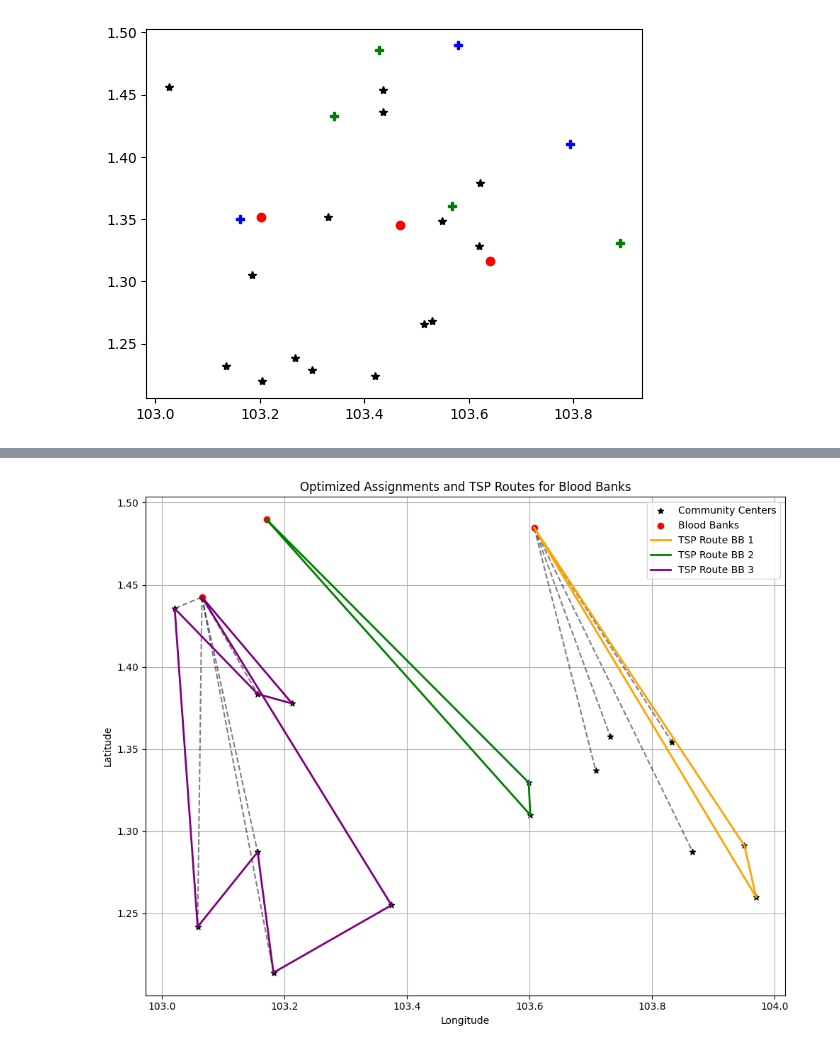
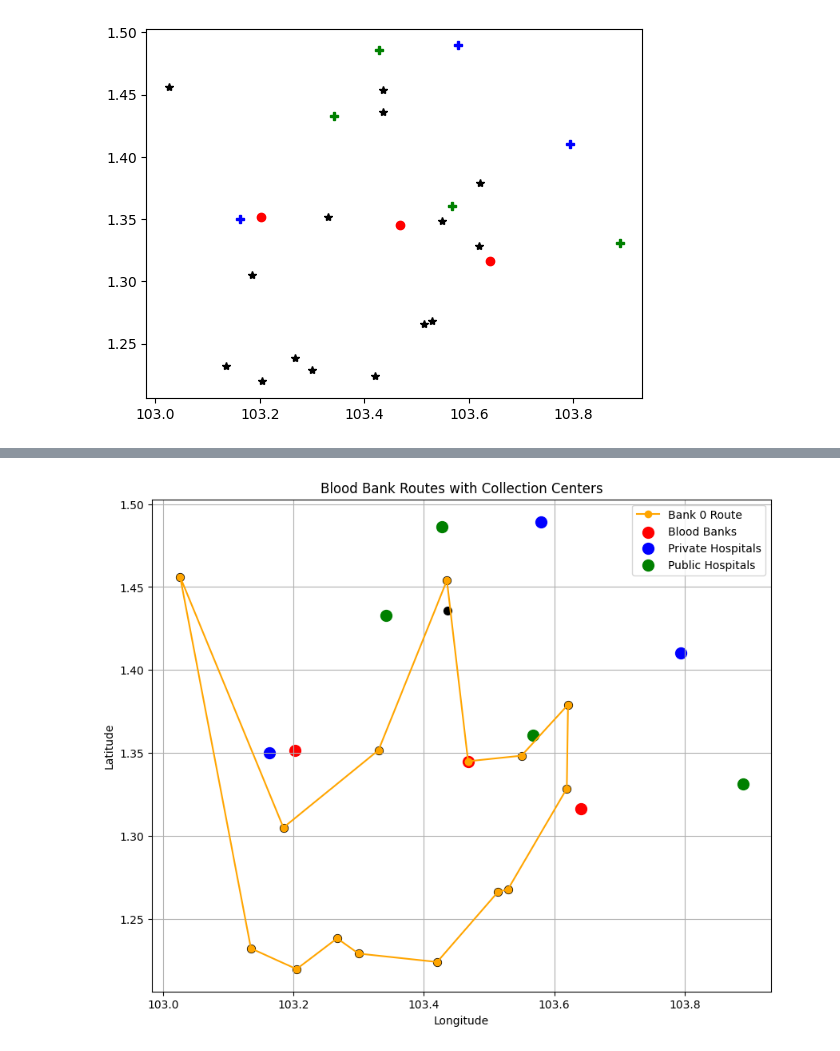
Before and after one commit to benedict-9/HST_proj1, a Jupyter notebook: distance computation complex.ipynb, the cells around one changed output, grey strips where cells are left out. Saved outputs shown, nothing was run; the diff lists cells and outputs as text; code cells hidden in the pictures.

Commit message:
final push for distance computation (llets just run with this)

```diff
--- a/distance computation complex.ipynb
+++ b/distance computation complex.ipynb
@@ -264,55 +292,49 @@ KeyboardInterrupt:
 # %%
-# Plotting the results
-plt.figure(figsize=(10, 8))
-
-# Plot community centers and blood banks
-plt.scatter([c[0] for c in comm_coords], [c[1] for c in comm_coords], c='black', marker='*', label='Community Centers')
-plt.scatter([b[0] for b in bank_coords], [b[1] for b in bank_coords], c='red', marker='o', label='Blood Banks')
-
-# Draw assignment lines (gray dashed)
-for k in I:
-    for j in assignments[k]:
-        bx, by = bank_coords[k]
-        cx, cy = comm_coords[j]
-        plt.plot([bx, cx], [by, cy], 'k--', alpha=0.5)
-
-# Optionally, plot TSP routes for each blood bank
-def extract_tsp_route(u, k, nbrcoll):
-    # Simple greedy extraction (not guaranteed to be optimal order, but shows the route)
+# Extract TSP routes for each blood bank
+def extract_tsp_route(u, k, nbrcomm):
     route = []
     visited = set()
-    # Find start node (assigned to k)
-    for i in range(nbrcoll):
-        if sum(u[k, i, j].X for j in range(nbrcoll) if j != i) > 0.5:
-            current = i
-            break
-    route.append(current)
-    while len(route) < len(assignments[k]):
-        for j in range(nbrcoll):
+    current = 0  # Start from the first collection center
+    while len(route) < nbrcomm - 1:  # nbrcomm - 1 because we start from the first CC
+        visited.add(current)
+        next_city = None
+        for j in range(nbrcomm):
             if j != current and u[k, current, j].X > 0.5 and j not in visited:
-                route.append(j)
-                visited.add(current)
-                current = j
+                next_city = j
                 break
-        else:
-            break
+        if next_city is None:
+            break  # No more cities to visit
+        route.append(next_city)
+        current = next_city
     return route
-
+# Plot the routes
+plt.figure(figsize=(10, 8))
 colors = ['orange', 'green', 'purple', 'brown', 'magenta']
-for k in I:
-    if assignments[k]:
+for k in I: # Loop over each blood bank
+    if assignments[k]:  # If there are assigned collection centers
         route = extract_tsp_route(u, k, nbrcoll)
         if route:
             path = [bank_coords[k]] + [comm_coords[j] for j in route] + [bank_coords[k]]
             path_x, path_y = zip(*path)
-            plt.plot(path_x, path_y, color=colors[k % len(colors)], linewidth=2, label=f'TSP Route BB {k+1}')
-
-plt.title("Optimized Assignments and TSP Routes for Blood Banks")
-plt.xlabel("Longitude")
-plt.ylabel("Latitude")
+            plt.plot(path_x, path_y, color=colors[k % len(colors)], marker='o', label=f'Bank {k} Route')
+            plt.scatter(*zip(*comm_coords), color='black', s=50)  # Collection centers
+            plt.scatter(*zip(*bank_coords), color='red', s=100, label='Blood Banks')
+            plt.scatter(*zip(*privhosp_coords), color='blue', s=100, label='Private Hospitals')
+            plt.scatter(*zip(*pubhosp_coords), color='green', s=100, label='Public Hospitals')
+plt.xlabel('Longitude')
+plt.ylabel('Latitude')
+plt.title('Blood Bank Routes with Collection Centers')
 plt.legend()
-plt.grid(True)
-plt.tight_layout()
+plt.grid()
 plt.show()
+# Store the optimal solution
+optimal_costs.append(model.objVal)
+optimal_distances.append(gp.quicksum(x[i, j].X * distancelct[i][j] for i in I for j in J).getValue())
+detailed_solutions.append({
+    'assignments': assignments,
+    'x_vals': {var.VarName: var.X for var in model.getVars()},
+    'u_vals': {var.VarName: var.X for var in model.getVars() if 'route' in var.VarName},
+    'z_vals': {var.VarName: var.X for var in model.getVars() if 'deliver' in var.VarName}
+})
 # %% [output]
-[figure, old version]
+[figure, new version]
```
Also changed, not shown: parts of 1 cell of this notebook, 1 other file.
